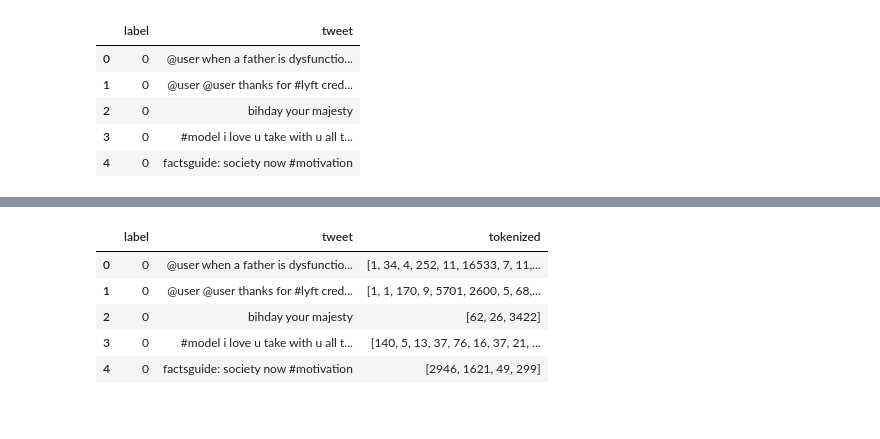
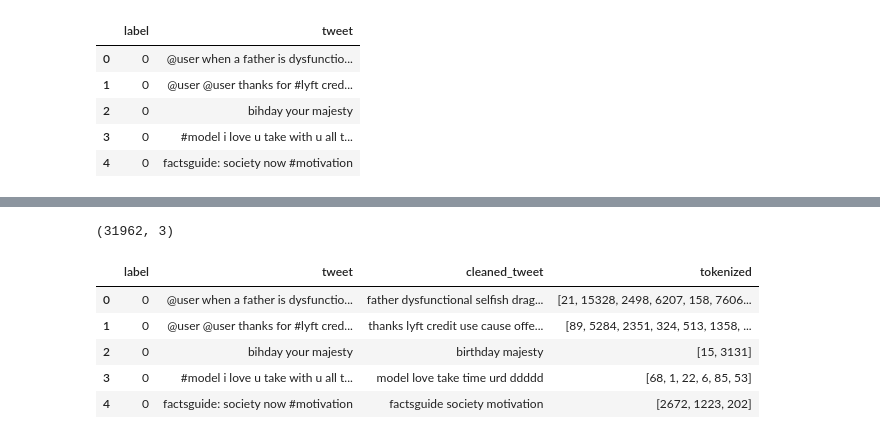
Before and after one commit to rafaelgreca/TFG, a Jupyter notebook: Codigo/Studies/CNN/cnn.ipynb, the cells around one changed output, grey strips where cells are left out. Cells and saved outputs as stored; diff of their text form; code cells hidden in the pictures.

```diff
--- a/Codigo/Studies/CNN/cnn.ipynb
+++ b/Codigo/Studies/CNN/cnn.ipynb
@@ -14,7 +18,14 @@ import pandas as pd
 import tensorflow as tf
 import matplotlib.pyplot as plt
 import numpy as np
+import re
+import unidecode
+import warnings
+import seaborn as sns
+import nltk
+nltk.download('stopwords')
 
+from nltk.corpus import stopwords
 from sklearn.metrics import f1_score
 from sklearn.model_selection import train_test_split
 from tensorflow import keras
@@ -24,5 +35,8 @@ from keras.preprocessing.text import Tokenizer
 from keras.preprocessing.sequence import pad_sequences
 from keras.callbacks import EarlyStopping
 
-es = EarlyStopping(patience = 4)
-np.random.seed(seed = 23)
+sw = set(stopwords.words('english'))
+es = EarlyStopping(patience = 3)
+np.random.seed(23)
+sns.set_style('dark')
+warnings.filterwarnings('ignore')
@@ -37,3 +422,7 @@ data.head()
 | 2 | 0 | bihday your majesty |
 | 3 | 0 | #model i love u take with u all t... |
 | 4 | 0 | factsguide: society now #motivation |
+# %%
+data = preprocessing(data)
+data = data.dropna()
+data.head(15)
@@ -40,13 +446,17 @@ data.head()
+# %%
+data.shape
+# %% [output]
+(31962, 3)
 # %%
 tokenizer = Tokenizer()
-tokenizer.fit_on_texts(data['tweet'])
+tokenizer.fit_on_texts(data['cleaned_tweet'])
 # %%
-data['tokenized'] = tokenizer.texts_to_sequences(data['tweet'])
+data['tokenized'] = tokenizer.texts_to_sequences(data['cleaned_tweet'])
 data.head()
 # %% [output]
-|  | label | tweet | tokenized |
-| 0 | 0 | @user when a father is dysfunctio... | [1, 34, 4, 252, 11, 16533, 7, 11,... |
-| 1 | 0 | @user @user thanks for #lyft cred... | [1, 1, 170, 9, 5701, 2600, 5, 68,... |
-| 2 | 0 | bihday your majesty | [62, 26, 3422] |
-| 3 | 0 | #model i love u take with u all t... | [140, 5, 13, 37, 76, 16, 37, 21, ... |
-| 4 | 0 | factsguide: society now #motivation | [2946, 1621, 49, 299] |
+|  | label | tweet | cleaned_tweet | tokenized |
+| 0 | 0 | @user when a father is dysfunctio... | father dysfunctional selfish drag... | [21, 15328, 2498, 6207, 158, 7606... |
+| 1 | 0 | @user @user thanks for #lyft cred... | thanks lyft credit use cause offe... | [89, 5284, 2351, 324, 513, 1358, ... |
+| 2 | 0 | bihday your majesty | birthday majesty | [15, 3131] |
+| 3 | 0 | #model i love u take with u all t... | model love take time urd ddddd | [68, 1, 22, 6, 85, 53] |
+| 4 | 0 | factsguide: society now #motivation | factsguide society motivation | [2672, 1223, 202] |
```
Also changed, not shown: parts of 62 cells of this notebook.
